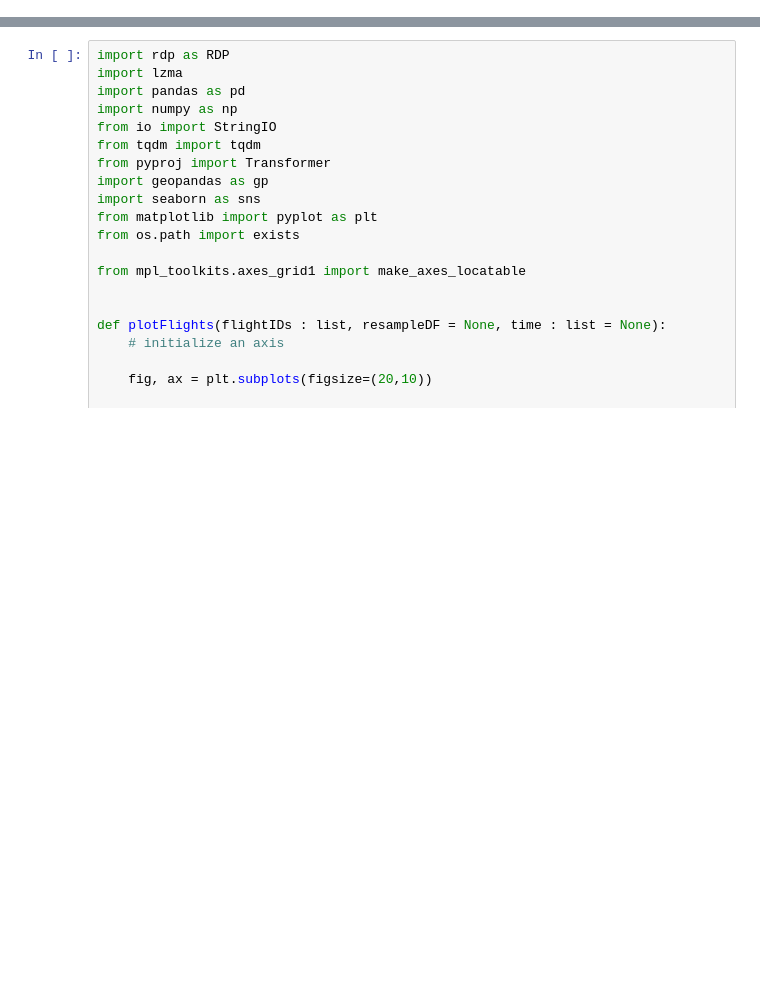
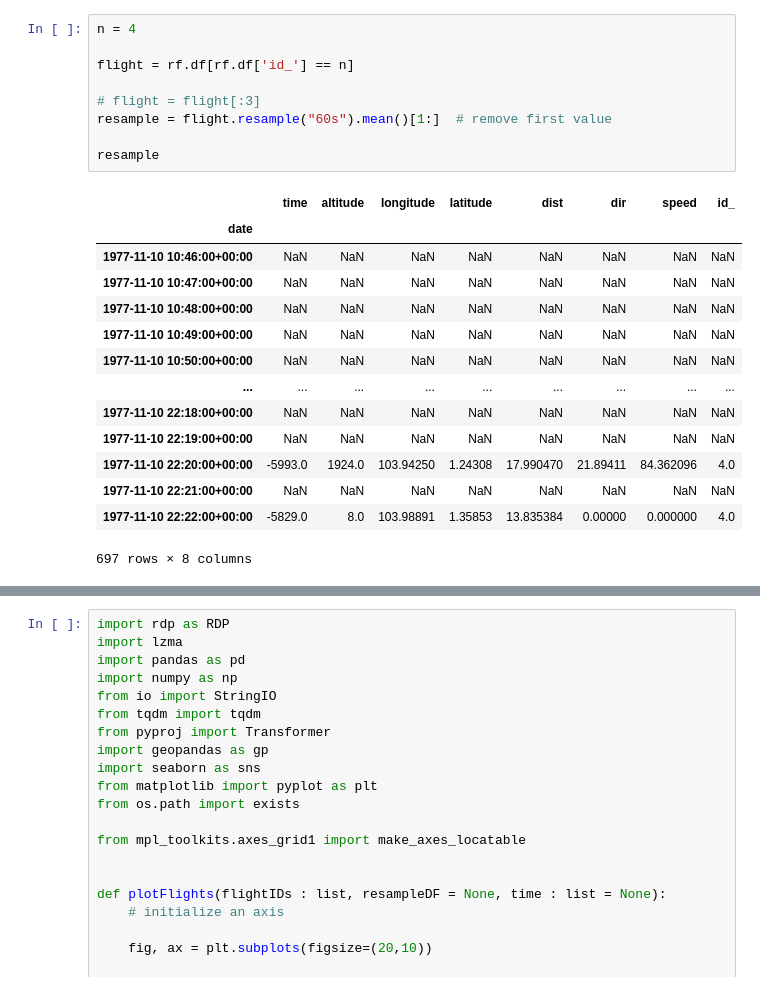
Before and after one commit to michaschultz/mobileSector, a Jupyter notebook: msdata/msFlights.ipynb, the cells around one changed output, grey strips where cells are left out. Cells and saved outputs as stored; diff of their text form; blank space fills up the shorter version.

```diff
--- a/msdata/msFlights.ipynb
+++ b/msdata/msFlights.ipynb
@@ -34,0 +54,24 @@ resample flights
+# %%
+n = 4
+
+flight = rf.df[rf.df['id_'] == n]
+
+# flight = flight[:3]
+resample = flight.resample("60s").mean()[1:]  # remove first value
+
+resample
+# %% [output]
+|  | time | altitude | longitude | latitude | dist | dir | speed | id_ |
+| date |  |  |  |  |  |  |  |  |
+| 1977-11-10 10:46:00+00:00 | NaN | NaN | NaN | NaN | NaN | NaN | NaN | NaN |
+| 1977-11-10 10:47:00+00:00 | NaN | NaN | NaN | NaN | NaN | NaN | NaN | NaN |
+| 1977-11-10 10:48:00+00:00 | NaN | NaN | NaN | NaN | NaN | NaN | NaN | NaN |
+| 1977-11-10 10:49:00+00:00 | NaN | NaN | NaN | NaN | NaN | NaN | NaN | NaN |
+| 1977-11-10 10:50:00+00:00 | NaN | NaN | NaN | NaN | NaN | NaN | NaN | NaN |
+| ... | ... | ... | ... | ... | ... | ... | ... | ... |
+| 1977-11-10 22:18:00+00:00 | NaN | NaN | NaN | NaN | NaN | NaN | NaN | NaN |
+| 1977-11-10 22:19:00+00:00 | NaN | NaN | NaN | NaN | NaN | NaN | NaN | NaN |
+| 1977-11-10 22:20:00+00:00 | -5993.0 | 1924.0 | 103.94250 | 1.24308 | 17.990470 | 21.89411 | 84.362096 | 4.0 |
+| 1977-11-10 22:21:00+00:00 | NaN | NaN | NaN | NaN | NaN | NaN | NaN | NaN |
+| 1977-11-10 22:22:00+00:00 | -5829.0 | 8.0 | 103.98891 | 1.35853 | 13.835384 | 0.00000 | 0.000000 | 4.0 |
+697 rows × 8 columns
```
Also changed, not shown: parts of 4 cells of this notebook, 2 other files.
